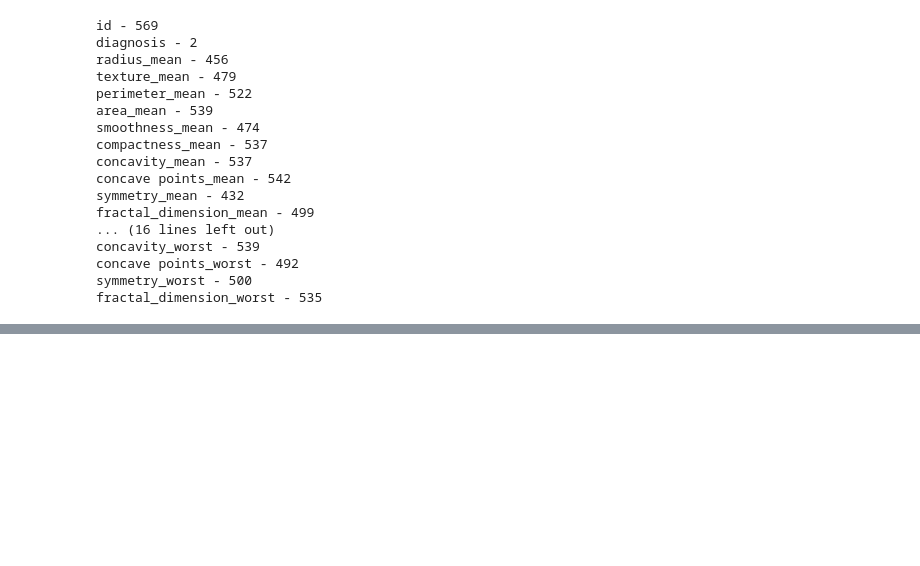
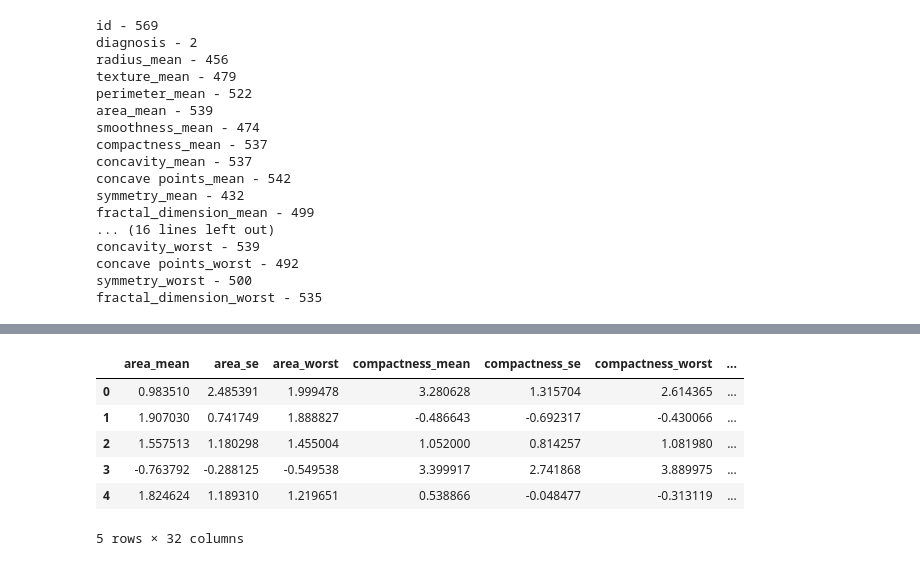
Before and after one commit to a-forty-two/DFEData2, a Jupyter notebook: 005 DataCleaningPrinciples.ipynb, the cells around one changed output, grey strips where cells are left out. Cells and saved outputs as stored; diff of their text form; code cells hidden in the pictures; blank space fills up the shorter version.

```diff
--- a/005 DataCleaningPrinciples.ipynb
+++ b/005 DataCleaningPrinciples.ipynb
@@ -163,0 +191,21 @@ fractal_dimension_worst - 535
+# %%
+def zscore(xyz):
+    stats = xyz.describe().T
+    mu = stats['mean']
+    sigma = stats['std']
+    data_normalized = (xyz-mu)/sigma
+    return data_normalized
+    # return (xyz - xyz.describe().T.mean)/xyz.describe().T.std
+# %%
+def detect_outliers(data):
+    data_norm = zscore(data)
+    outliers_gt_3 = data_norm[data_norm >= 3]
+    outliers_lt_3 = data_norm[data_norm <= -3]
+# %% [output]
+|  | area_mean | area_se | area_worst | compactness_mean | compactness_se | compactness_worst | ... |
+| 0 | 0.983510 | 2.485391 | 1.999478 | 3.280628 | 1.315704 | 2.614365 | ... |
+| 1 | 1.907030 | 0.741749 | 1.888827 | -0.486643 | -0.692317 | -0.430066 | ... |
+| 2 | 1.557513 | 1.180298 | 1.455004 | 1.052000 | 0.814257 | 1.081980 | ... |
+| 3 | -0.763792 | -0.288125 | -0.549538 | 3.399917 | 2.741868 | 3.889975 | ... |
+| 4 | 1.824624 | 1.189310 | 1.219651 | 0.538866 | -0.048477 | -0.313119 | ... |
+5 rows × 32 columns
```
Also changed, not shown: parts of 4 cells of this notebook.
